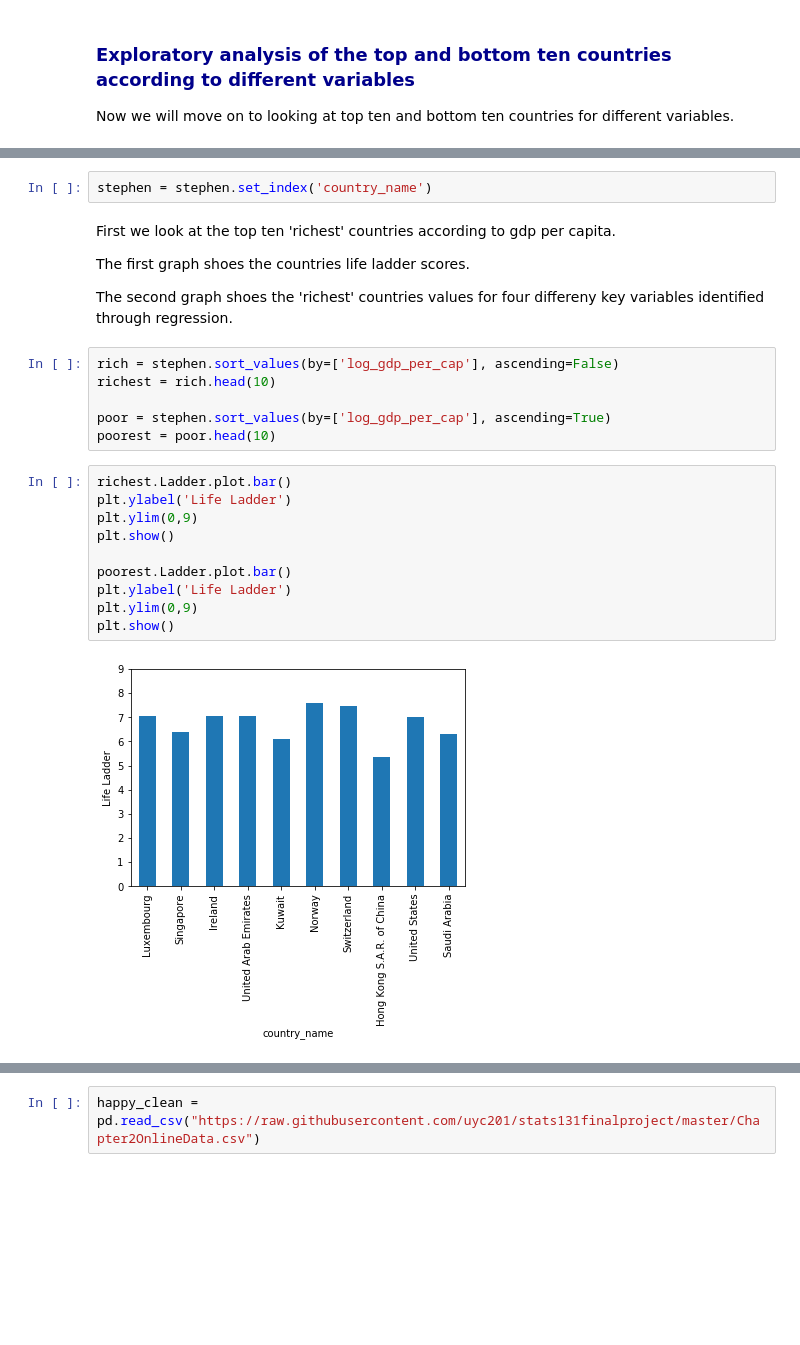
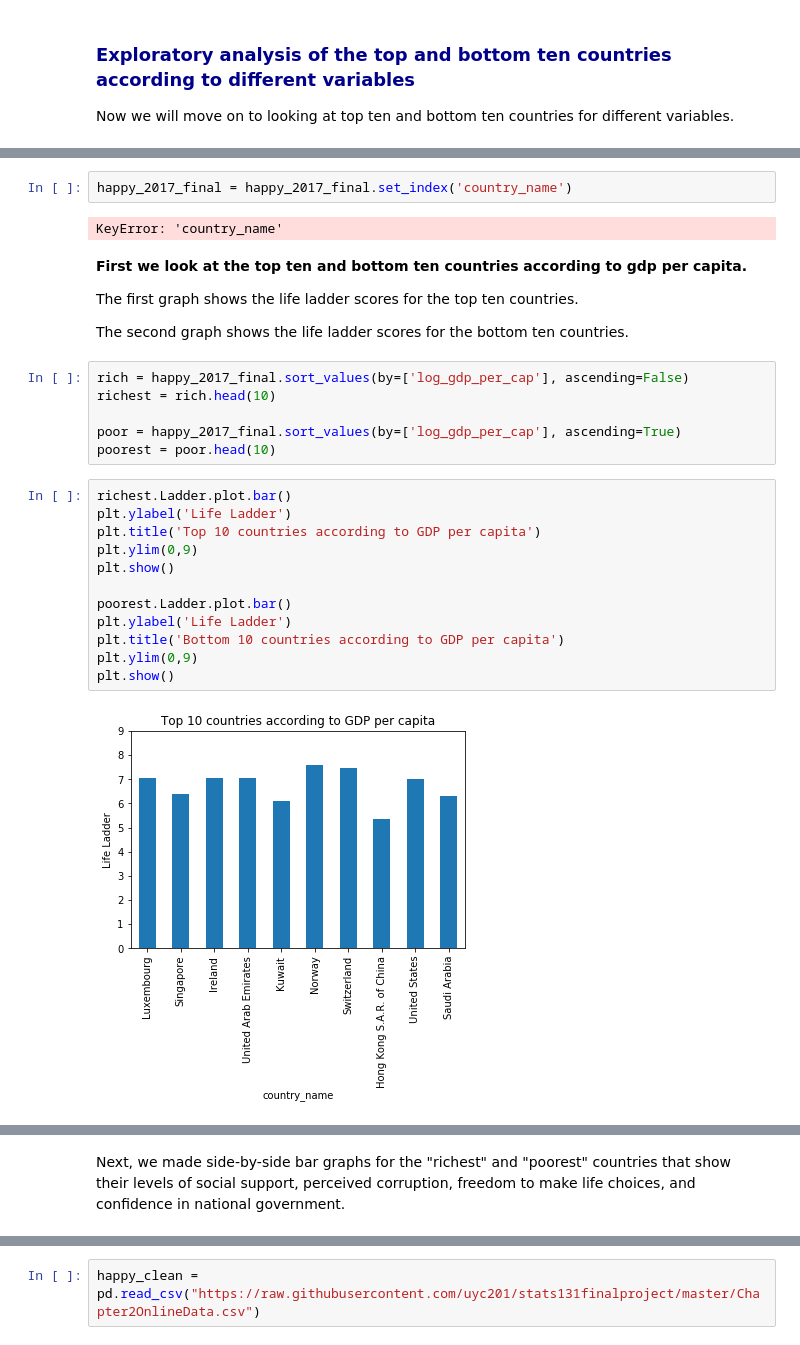
Before and after one commit to uyc201/stats131finalproject, a Jupyter notebook: Stats 131 Final Project Combined Version.ipynb, the cells around one changed output, grey strips where cells are left out. Saved outputs shown, nothing was run; the diff lists cells and outputs as text; blank space fills up the shorter version.

```diff
--- a/Stats 131 Final Project Combined Version.ipynb
+++ b/Stats 131 Final Project Combined Version.ipynb
@@ -535,26 +429,30 @@ Now we will move on to looking at top ten and bottom ten countries for different
 # %%
-stephen = stephen.set_index('country_name')
+happy_2017_final = happy_2017_final.set_index('country_name')
+# %% [output]
+KeyError: 'country_name'
 # %% [markdown]
-First we look at the top ten 'richest' countries according to gdp per capita.
+__First we look at the top ten and bottom ten countries according to gdp per capita.__
 
-The first graph shoes the countries life ladder scores.
+The first graph shows the life ladder scores for the top ten countries.
 
-The second graph shoes the 'richest' countries values for four differeny key variables identified through regression.
+The second graph shows the life ladder scores for the bottom ten countries.
 # %%
-rich = stephen.sort_values(by=['log_gdp_per_cap'], ascending=False)
+rich = happy_2017_final.sort_values(by=['log_gdp_per_cap'], ascending=False)
 richest = rich.head(10)
 
-poor = stephen.sort_values(by=['log_gdp_per_cap'], ascending=True)
+poor = happy_2017_final.sort_values(by=['log_gdp_per_cap'], ascending=True)
 poorest = poor.head(10)
 # %%
 richest.Ladder.plot.bar()
 plt.ylabel('Life Ladder')
+plt.title('Top 10 countries according to GDP per capita')
 plt.ylim(0,9)
 plt.show()
 
 poorest.Ladder.plot.bar()
 plt.ylabel('Life Ladder')
+plt.title('Bottom 10 countries according to GDP per capita')
 plt.ylim(0,9)
 plt.show()
 # %% [output]
-[figure, old version]
+[figure, new version]
@@ -562,3 +460,5 @@ plt.show()
+# %% [markdown]
+Next, we made side-by-side bar graphs for the "richest" and "poorest" countries that show their levels of social support, perceived corruption, freedom to make life choices, and confidence in national government.
 # %%
 richest[['Social_Support','perceived_corruption','freedom_make_life_choices','conf_in_gov']].plot.bar()
 plt.legend(loc='upper right', bbox_to_anchor = (1.6,1))
```
Also changed, not shown: parts of 69 cells of this notebook.
